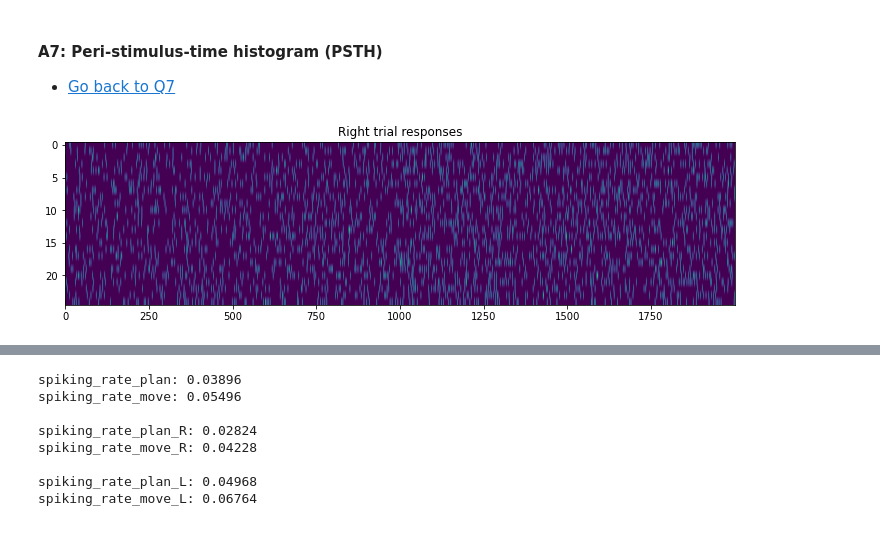
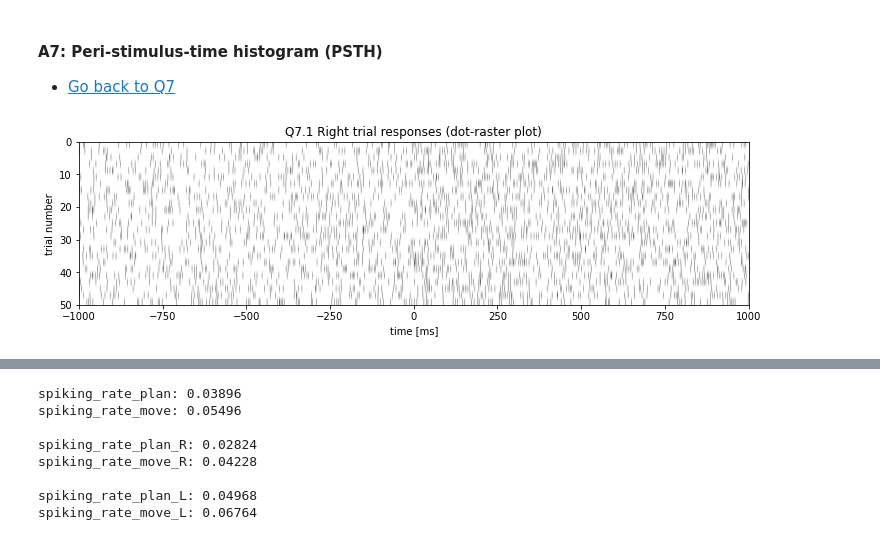
Before and after one commit to RobbeDeMuynck/CN_practicals, a Jupyter notebook: Module 2/Module2_Ex1_XX.ipynb, the cells around one changed output, grey strips where cells are left out. Drawn from its saved outputs; the diff is of its cells as text; code cells hidden in the pictures.

```diff
--- a/Module 2/Module2_Ex1_XX.ipynb
+++ b/Module 2/Module2_Ex1_XX.ipynb
@@ -827,68 +822,87 @@ idx_L = np.where(direction==0)[0]
 train_R = train[idx_R,:]
 train_L = train[idx_L,:]
 
-plt.imshow(train_L, aspect='auto')
-plt.title('Right trial responses')
+plt.imshow(train_L, aspect='auto', cmap='gray_r', extent = (-1000,1000,50,0))
+plt.title('Q7.1 Right trial responses (dot-raster plot)')
+plt.ylabel('trial number')
+plt.xlabel('time [ms]')
 plt.show()
-plt.imshow(train_R, aspect='auto')
-plt.title('Left trial responses')
+
+plt.imshow(train_R, aspect='auto', cmap='gray_r', extent = (-1000,1000,50,0))
+plt.title('Q7.1 Left trial responses (dot-raster plot)')
+plt.ylabel('trial number')
+plt.xlabel('time [ms]')
 plt.show()
 
 #######################
 ##   Q7.2 solution   ##
 #######################
 
-PSTH_R_1 = np.mean(train_R, axis=0)
-PSTH_L_1 = np.mean(train_L, axis=0)
+# Calculate PSTH (1ms bins)
+PSTH_1 = np.mean(train, axis=0)/1e-3    # [spike rate per second per bin]
+# spiketrials, spiketimes = np.where(train)
+# hist_1 = histogram(spiketimes, 2000)[0]/50/1e-3
 
-time_end, binsize, N = 1000, 10, len(t) # [ms], [ms], [-]
-time_bins_10 = np.arange(-time_end, time_end, binsize)
-# train_right_10, _ = np.histogram(train_right, bins=time_bins_10)
-# train_left_10, _ = np.histogram(train_left, bins=time_bins_10)
-PSTH_R_10 = np.mean(train_R, axis=0).reshape((N//binsize, binsize)).mean(axis=1).flatten()
-PSTH_L_10 = np.mean(train_L, axis=0).reshape((N//binsize, binsize)).mean(axis=1).flatten()
+fig, ax = plt.subplots(1, 1, figsize=(12, 6), sharex=True)
 
-fig, (ax1, ax2) = plt.subplots(2, 1, figsize=(12, 6), sharex=True)
-ax1.bar(t, PSTH_R_1, label='Right trial response')
-ax2.bar(t, PSTH_L_1, color='C1', label='Left trial response')
-ax1.set_title('PSTH: 1ms bin-size')
-ax1.set_ylabel('spike rate per second per bin')
-ax2.set_ylabel('spike rate per second per bin')
-ax2.set_xlabel('time [ms]')
-ax1.legend(loc=2)
-ax2.legend(loc=2)
+ax.bar(t, PSTH_1)
+ax.set_title('Q7.2 PSTH (1ms bin-size)')
+ax.set_ylabel('Spike rate [spikes/s]')
+ax.set_xlabel('time [ms]')
+ax.legend(loc=2)
 plt.show()
 
-fig, (ax1, ax2) = plt.subplots(2, 1, figsize=(12, 6), sharex=True)
-ax1.bar(time_bins_10, PSTH_R_10, label='Right trial response')
-ax2.bar(time_bins_10, PSTH_L_10, color='C1', label='Left trial response')
-ax1.set_title('PSTH: 10ms bin-size')
-ax1.set_ylabel('spike rate per second per bin')
-ax2.set_ylabel('spike rate per second per bin')
-ax2.set_xlabel('time [ms]')
-ax1.legend(loc=2)
-ax2.legend(loc=2)
+# Calculate PSTH (10ms bins)
+spiketrials, spiketimes = where(train)
+PSTH_10 = histogram(spiketimes, 200)[0]/50/10/1e-3
+
+
+# time_end, binsize, N = 1000, 10, len(t) # [ms], [ms], [-]
+# time_bins_10 = np.arange(-time_end, time_end, binsize)
+# PSTH_10 = np.mean(train, axis=0).reshape((N//binsize, binsize)).mean(axis=1)*1e3    # [spike rate per second per bin]
+
+fig, ax = plt.subplots(1, 1, figsize=(12, 6), sharex=True)
+
+ax.bar(t[arange(0, 2000, 10)], PSTH_10)
+ax.set_title('Q7.2 PSTH (10ms bin-size)')
+ax.set_ylabel('Spike rate [spikes/s]')
+ax.set_xlabel('time [ms]')
+ax.legend(loc=2)
 plt.show()
+
+
+
+
+# fig, (ax1, ax2) = plt.subplots(2, 1, figsize=(12, 6), sharex=True)
+# ax1.bar(t[arange(0, 2000, 10)], PSTH_10_, label='Right trial response')
+# ax2.bar(t[arange(0, 2000, 10)], PSTH_10, color='C1', label='Left trial response')
+# ax1.set_title('Q7.2 PSTH: 10ms bin-size')
+# ax1.set_ylabel('Spike rate [spikes/s]')
+# ax2.set_ylabel('Spike rate [spikes/s]')
+# ax2.set_xlabel('time [ms]')
+# ax1.legend(loc=2)
+# ax2.legend(loc=2)
+# plt.show()
 
 # fig, ax = plt.subplots(1, 1, figsize=(12, 6), sharex=True)
 # ax.bar(t, PSTH_right_1, label='Right trial response')
 # ax.bar(t, PSTH_left_1, color='C1', label='Left trial response')
 # ax.set_title('PSTH: 1ms bin-size')
 # ax.set_ylabel('spike rate per second per bin')
 # ax.set_xlabel('time [ms]')
 # ax.legend(loc=2)
 # plt.show()
 
 # fig, ax = plt.subplots(1, 1, figsize=(12, 6), sharex=True)
 # ax.bar(time_bins_10, PSTH_right_10, label='Right trial response')
 # ax.bar(time_bins_10, PSTH_left_10, color='C1', label='Left trial response')
 # ax.set_title('PSTH: 10ms bin-size')
 # ax.set_ylabel('spike rate per second per bin')
 # ax.set_xlabel('time [ms]')
 # ax.legend(loc=2)
 # plt.show()
 
 # print(train_right.reshape((N//binsize, binsize)).mean(axis=1).flatten())
 # print(PSTH_right_10)
 # %% [output]
-[figure, old version]
+[figure, new version]
```
Also changed, not shown: parts of 9 cells of this notebook.
